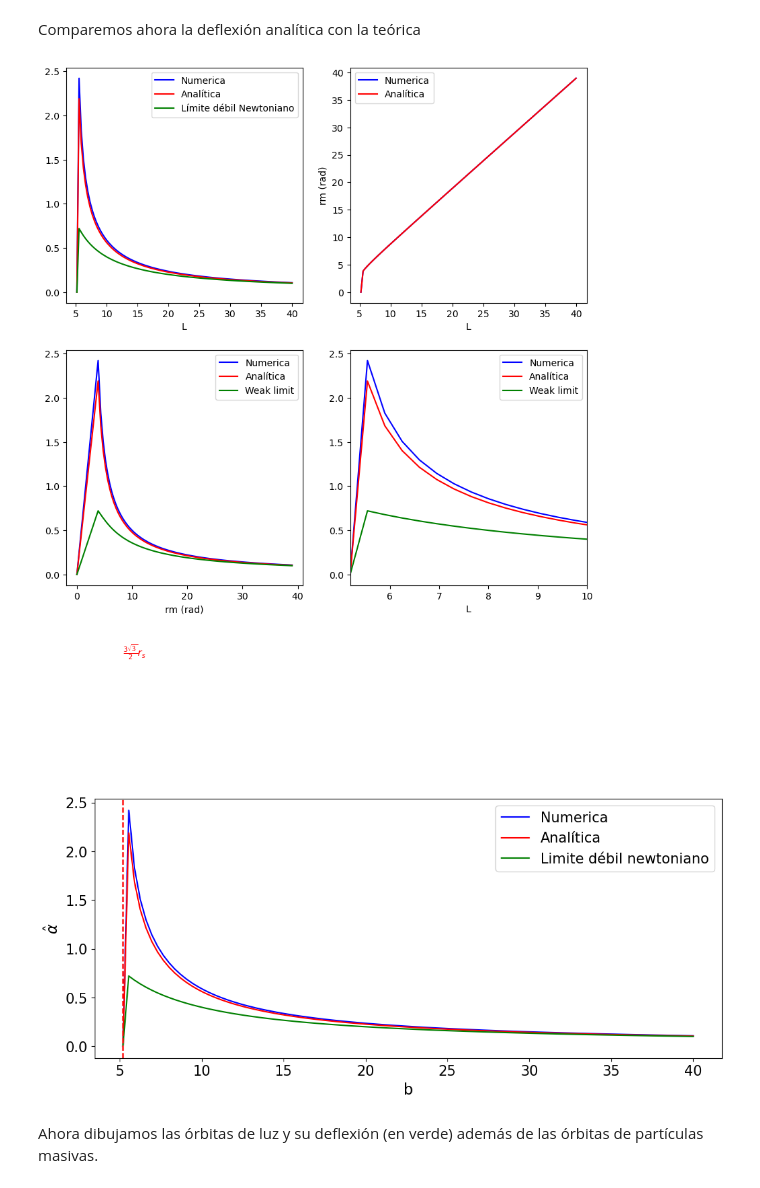
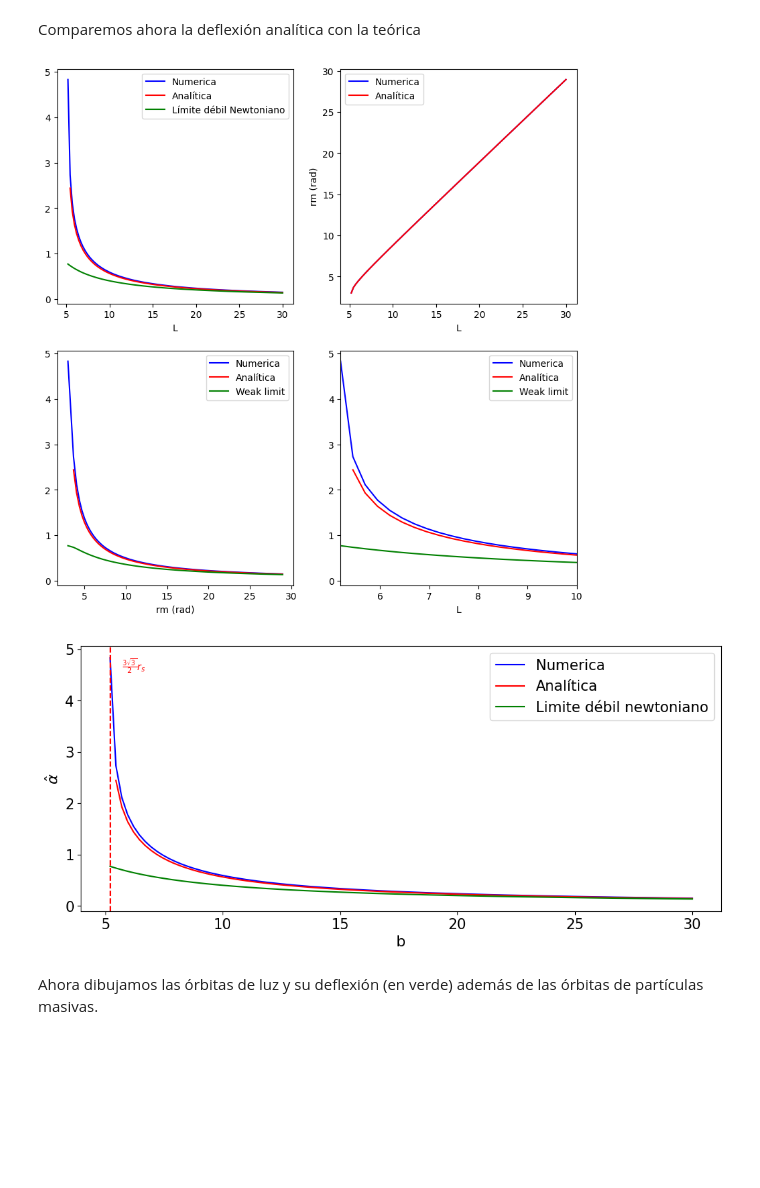
Before and after one commit to UnaiRazkin/El-fen-meno-de-lente-gravitacional-simulaci-n-para-un-agujero-negro, a Jupyter notebook: Orbitas_schwarzschild.ipynb, the cells around one changed output. Saved outputs shown, nothing was run; the diff lists cells and outputs as text; code cells hidden in the pictures; blank space fills up the shorter version.

Commit message:
Imagenes+arreglar unidades

```diff
--- a/Orbitas_schwarzschild.ipynb
+++ b/Orbitas_schwarzschild.ipynb
@@ -279,14 +279,14 @@ Ahora hagamos un ejemplo para comprobar, tomamos el valor de $b=b_{lim}$ que en
 $$ b = b_{lim}= \frac{3 \sqrt{3}}{2} r_s = 3 \sqrt{3} \approx 5.12618$$
 # %%
 #Constantes
-M=2.0
+M=1.0
 E=1.0
 G=1.0
 c=1.0
 rs= 2 * G * M / c**2
 L_light= 3*np.sqrt(3)/2 * rs * (1.02) #5.19618 #Loquito 2 vueltas 5.1962
 
-tracer_massless = Orbitas_Schwarzschild(M=M,L=L_light, E=E)
+tracer_massless = Orbitas_Schwarzschild(M=M,L=L_light, E=E, G=G, c=c)
 
 sol_light = tracer_massless.solve(epsilon=0, max_step=0.01, tau_span=(0,200), N=1000)
 
@@ -341,7 +341,7 @@ $$
 \end{aligned} \right\} \implies \hat\alpha= \alpha_f-\alpha_i
 $$
 # %%
-def deflexión_num(x_light, y_light):
+def deflexión_num(x_light, y_light, G=1.0, c=1.0, M=1.0):
 
     # Trayectoria inicial
     x_fit=x_light[0:9]
@@ -374,8 +374,8 @@ def deflexión_num(x_light, y_light):
     y_line_2 = m * x_line_2 + n
 
     #Angulo
-
-    r=6*M
+    rs= 2 * G * M / c**2
+    r= 3 * rs
 
     beta_i=(np.arctan2(y_light[0]-y_c,x_light[0]-x_c)+np.pi) % (2 *np.pi)
     beta_f=(np.arctan2(y_light[-1]-y_c,x_light[-1]-x_c)) % (2 *np.pi)
@@ -455,10 +455,11 @@ $$
 $$
 # %%
 #Deflexíon del ángulo teórico
-def deflexion_analitica(rm):
-    s=np.sqrt((rm-2*G*M/c**2)*(rm+2*G*M/c**2))
-    m=(s-rm+6*M)/2/s
-    arg=np.sqrt(2*s/(3*rm-6*G*M/c**2 +s))
+def deflexion_analitica(rm, M=1.0, G=1.0, c=1.0):
+    rs= 2 * G * M / c**2
+    s=np.sqrt((rm-rs)*(rm+rs))
+    m=(s-rm+ 3 *rs)/2/s
+    arg=np.sqrt(2*s/(3 * rm - 3 * rs + s))
     arg = np.clip(arg, -1.0, 1.0)
     varphi=np.arcsin(arg)
     alpha_teórico=(4*np.sqrt(rm/s)*float(ellipkinc(varphi, m)) - np.pi ) #% (2 * np.pi) #[0, π]
@@ -473,11 +474,11 @@ E=1.0
 G=1.0
 c=1.0
 rs= 2 * G * M / c**2
-L_light= 3*np.sqrt(3)/ 2 * rs  #5.196152423 #Loquito 2 vueltas 5.1962 #3*np.sqrt(3)
+L_light= 3 * np.sqrt(3)/ 2 * rs *(1.00001) #5.196152423 #Loquito 2 vueltas 5.1962 #3*np.sqrt(3)
 
 
 N=100
-L_list=np.linspace(L_light, 40, N)
+L_list=np.linspace(L_light, 30, N)
 
 alpha_list=np.zeros(N)
 alpha_num_list=np.zeros(N)
@@ -509,8 +510,8 @@ with tqdm(total=N, desc="Calculando trayectorias", unit="trayectorias") as pbar:
             rm_num_list[i]=rm_num
 
             #Deflexíon del ángulo teórico
-            alpha_num = deflexión_num(x_light, y_light)[2]
-            alpha_teórico = deflexion_analitica(rm)
+            alpha_num = deflexión_num(x_light, y_light, M=M, G=G, c=c)[2]
+            alpha_teórico = deflexion_analitica(rm, M=M, G=G, c=c)
 
             alpha_num_list[i]=alpha_num
             alpha_list[i]=alpha_teórico
@@ -565,25 +566,25 @@ plt.legend()
 plt.show()
 plt.close()
 # %% [output]
-[figure, old version]
+[figure, new version]
 # %%
 plt.figure(figsize=(12, 5))
 
 plt.plot(L_list/E, alpha_num_list, color="blue", label='Numerica') #Deflexión numérica
 plt.plot(L_list/E, alpha_list, color="red", label='Analítica') #Trayectoria analítica
 plt.plot(L_list/E, alpha_pm_list, color="green", label='Limite débil newtoniano') #Trayectoria analítica
 plt.xlabel("b", size=16)
 plt.ylabel("$\hat\\alpha$", size=16)
-plt.axvline(x=3 * np.sqrt(3) / 2 * rs, linestyle="--", color="red")
-plt.text(3 * np.sqrt(3) /2 * rs, 4, "$\\frac{3 \sqrt{3}}{2} r_s$", color="red" )
+plt.axvline(x= 3 * np.sqrt(3) / 2 * rs  , linestyle="--", color="red")
+plt.text(3 * np.sqrt(3) / 2 * rs * (1.1), alpha_num_list[0]/1.05, "$\\frac{3 \sqrt{3}}{2} r_s$", color="red" )
 #plt.ylabel("$ \hat \alpha $ (rad)")
 
 plt.legend(fontsize=15)
 plt.xticks(fontsize=15)
 plt.yticks(fontsize=15)
-plt.savefig("../../Figuras/Deflexión_del_ángulo.png")
+plt.savefig("Multimedia/Orbitas_Schwarzschild/Deflexión_del_ángulo.png")
 # %% [output]
-[figure, old version]
+[figure, new version]
 # %% [markdown]
 Ahora dibujamos las órbitas de luz y su deflexión (en verde) además de las órbitas de partículas masivas.
 # %%
```
Also changed, not shown: parts of 16 cells of this notebook, 11 other files.
